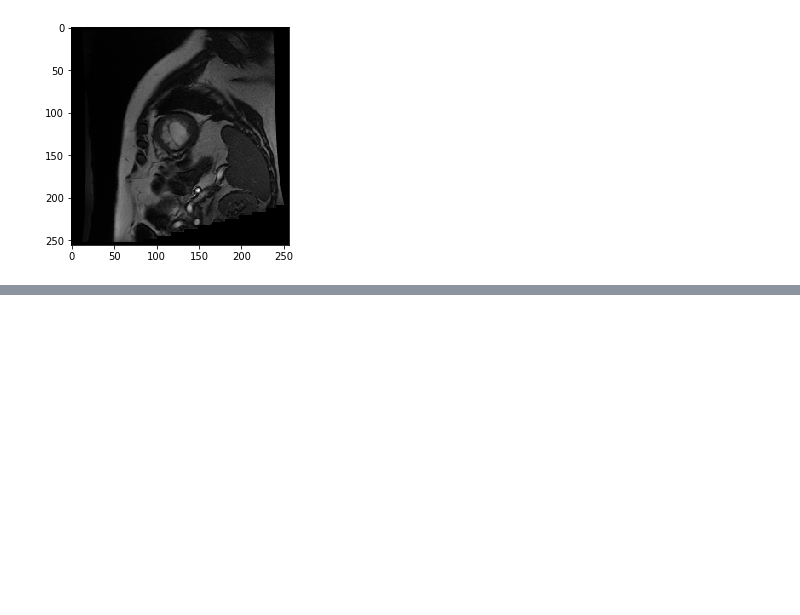
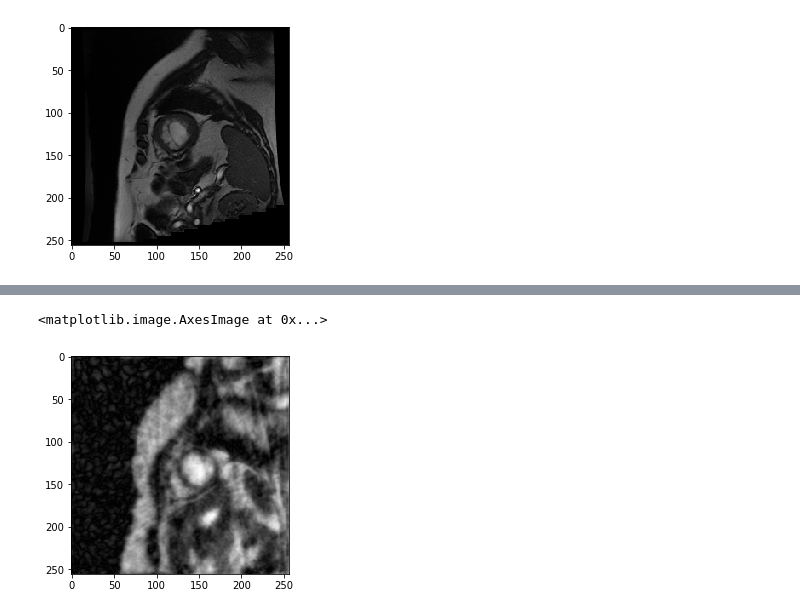
Before and after one commit to charlienew/GANCS, a Jupyter notebook: test_with_real_im.ipynb, the cells around one changed output, grey strips where cells are left out. Cells and saved outputs as stored; diff of their text form; code cells hidden in the pictures; blank space fills up the shorter version.

```diff
--- a/test_with_real_im.ipynb
+++ b/test_with_real_im.ipynb
@@ -146,0 +175,5 @@ gene_output
+# %%
+plt.imshow(o1, cmap = "gray")
+# %% [output]
+<matplotlib.image.AxesImage at 0x...>
+[figure, added]
```
Also changed, not shown: parts of 14 cells of this notebook.
